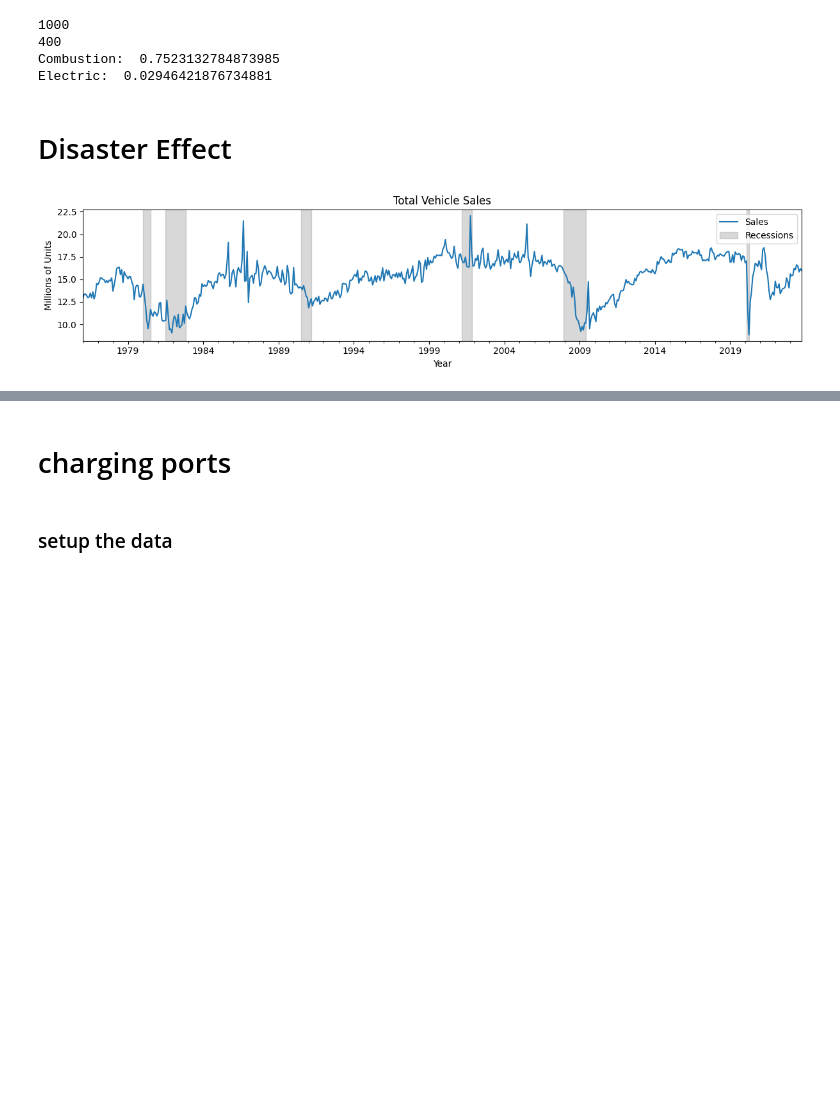
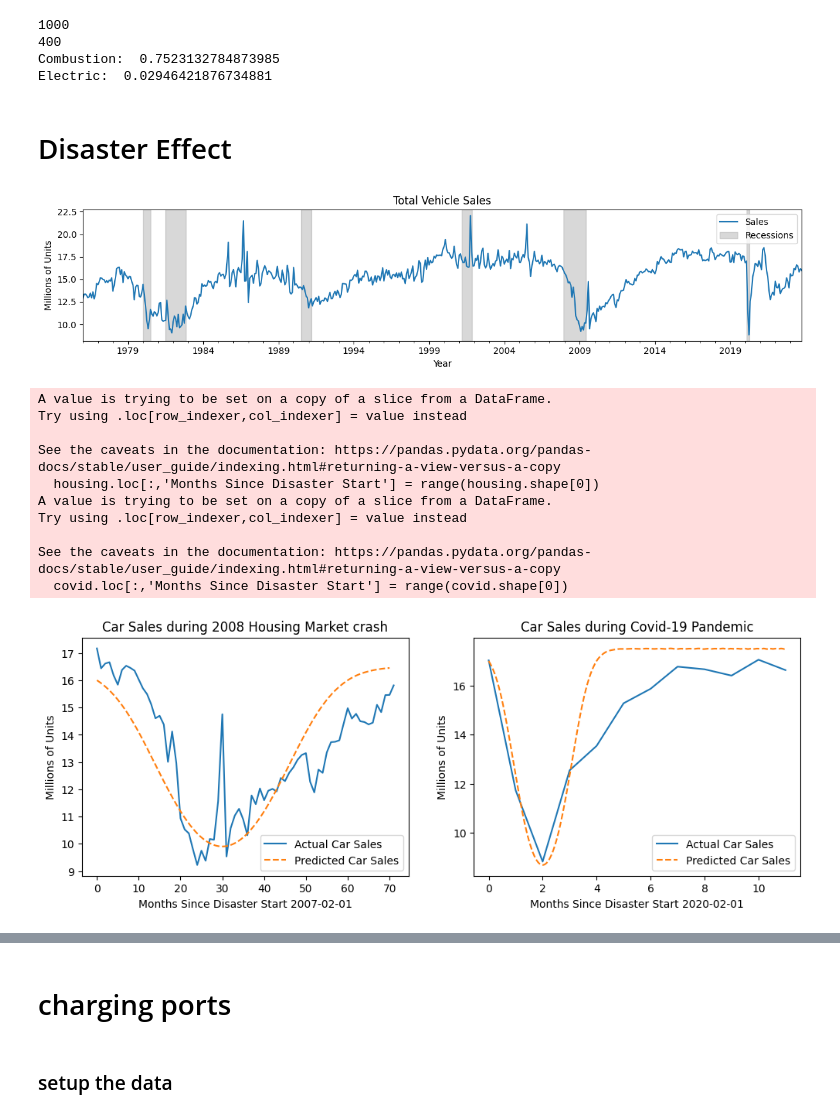
Before and after one commit to binDebug3/EVAdoption, a Jupyter notebook: ev_adoption_final.ipynb, the cells around one changed output, grey strips where cells are left out. Cells and saved outputs as stored; diff of their text form; code cells hidden in the pictures; blank space fills up the shorter version.

```diff
--- a/ev_adoption_final.ipynb
+++ b/ev_adoption_final.ipynb
@@ -198,3 +198,83 @@ plt.savefig('Total Vehicle Sales')
 plt.show()
 # %% [output]
 [figure]
+# %%
+# economic disaster model
+def economic_disaster(t, y, r, L, U, D):
+    return r * y * (1 - (y - L) / (U - L))*(t-D)
+
+# create figure
+fig, (ax1, ax2) = plt.subplots(1,2,figsize=(12,4))
+
+##### 2008 Housing Crash #####
+housing = car_sales[(car_sales['DATE'] >= pd.to_datetime('2007-02-01')) & (car_sales['DATE'] <= pd.to_datetime('2013-01-01'))]
+housing.loc[:,'Months Since Disaster Start'] = range(housing.shape[0])
+# plot actual data
+ax1.plot(housing['Months Since Disaster Start'], housing['TOTALSA'], label='Actual Car Sales')
+
+# modeling solution
+initial_quantity = [16]  # Initial quantity of cars sold
+r = .0035  # Intensity rate of economic disaster
+L = 8   # Lower carrying capacity (bottom limit) rock bottom of disaster
+U = 16.5  # Upper carrying capacity (top limit) after disaster
+D = 30
+
+# Solve the ODE using solve_ivp
+t_span = (0, 70)
+solution = solve_ivp(economic_disaster, t_span, initial_quantity, args=(r, L, U, D), dense_output=True)
+
+# plot predicted solution
+t = np.linspace(t_span[0], t_span[1], 1000)
+y_solution = solution.sol(t)
+ax1.plot(t, y_solution[0], '--', label='Predicted Car Sales')
+
+# label plot
+ax1.set_title('Car Sales during 2008 Housing Market crash')
+ax1.set_ylabel('Millions of Units')
+ax1.set_xlabel('Months Since Disaster Start 2007-02-01')
+# ax1.set_xticklabels()
+# print(t)
+ax1.legend()
+
+
+##### Covid Car Sales #####
+covid = car_sales[(car_sales['DATE'] >= pd.to_datetime('2020-02-01')) & (car_sales['DATE'] <= pd.to_datetime('2021-01-01'))]
+covid.loc[:,'Months Since Disaster Start'] = range(covid.shape[0])
+# plot actual data
+plt.plot(covid['Months Since Disaster Start'], covid['TOTALSA'], label='Actual Car Sales')
+
+# modeling solution
+initial_quantity = [17]  # Initial quantity of cars sold
+r = .96  # Intensity rate of economic disaster
+L = 8   # Lower carrying capacity (bottom limit) rock bottom of disaster
+U = 17.5  # Upper carrying capacity (top limit) after disaster
+D = 2  # time length of disaster
+
+t_span = (0, 11)
+solution = solve_ivp(economic_disaster, t_span, initial_quantity, args=(r, L, U, D), dense_output=True)
+
+# plot predicted solution
+t = np.linspace(t_span[0], t_span[1], 1000)
+y_solution = solution.sol(t)
+ax2.plot(t, y_solution[0], '--',label='Predicted Car Sales')
+
+# label plot
+ax2.set_title('Car Sales during Covid-19 Pandemic')
+ax2.set_ylabel('Millions of Units')
+ax2.set_xlabel('Months Since Disaster Start 2020-02-01')
+ax2.legend()
+
+plt.savefig('ED_carsales', dpi=200, bbox_inches='tight')
+plt.show()
+# %% [output]
+A value is trying to be set on a copy of a slice from a DataFrame.
+Try using .loc[row_indexer,col_indexer] = value instead
+
+See the caveats in the documentation: https://pandas.pydata.org/pandas-docs/stable/user_guide/indexing.html#returning-a-view-versus-a-copy
+  housing.loc[:,'Months Since Disaster Start'] = range(housing.shape[0])
+A value is trying to be set on a copy of a slice from a DataFrame.
+Try using .loc[row_indexer,col_indexer] = value instead
+
+See the caveats in the documentation: https://pandas.pydata.org/pandas-docs/stable/user_guide/indexing.html#returning-a-view-versus-a-copy
+  covid.loc[:,'Months Since Disaster Start'] = range(covid.shape[0])
+[figure, added]
```
Also changed, not shown: parts of 1 cell of this notebook.
